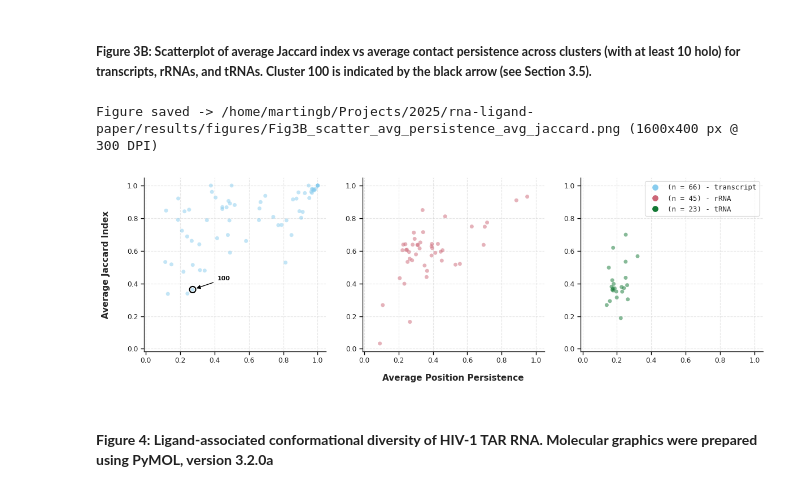
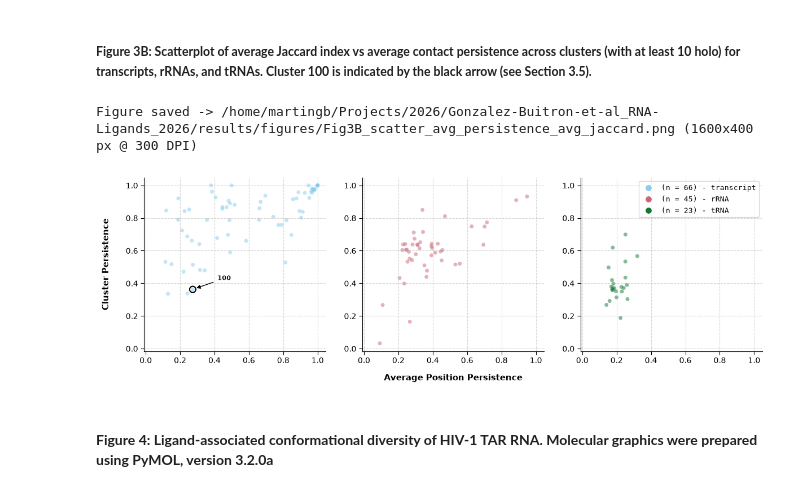
Before and after one commit to tinchogb/Gonzalez-Buitron-et-al_RNA-Ligands_2026, a Jupyter notebook: src/notebooks/figures_and_tables.ipynb, the cells around one changed output. Cells and saved outputs as stored; diff of their text form; code cells hidden in the pictures.

```diff
--- a/src/notebooks/figures_and_tables.ipynb
+++ b/src/notebooks/figures_and_tables.ipynb
@@ -1149,36 +1149,36 @@ _ = plotFacetedCategoryScatter(
     , category_col          = "rna_type_cdrna_grouped_others"
     , category_order        = ["transcript", "rRNA", "tRNA"]
     , palette               = palette_rna_others_muted
     , cluster_id_col        = "cluster_id"
     , highlight_clusters    = [100]
     , xlabel                = "Average Position Persistence"
     , xlabel_pad            = 30
-    , ylabel                = "Average Jaccard Index"
+    , ylabel                = "Cluster Persistence"
     , ylabel_pad            = 20
     , show_legend           = True
     , legend_title          = None
     , show_correlation      = False
     , correlation_method    = "spearman"
     , correlation_display   = "legend"
     , legend_stats_title    = "Spearman Test"
     , legend_in_panel       = 3
     , legend_panel_loc      = "upper right"
     , legend_title_fontsize = 10
     , legend_fontsize       = 9
     , show_regression_line  = False
     , confidence_interval   = 95
     , show_category_badge   = False
     , show_scatter          = True
     , share_scales          = True
     , facet_ncol            = 3
     , plot_right_margin     = 0.81
     , legend_x_anchor       = 0.82
     , figsize               = (16, 4)
     , save_path             = f"{RESULTS_FIGURES_DIR}Fig3B_scatter_avg_persistence_avg_jaccard.png"
 )
 # %% [output]
-Figure saved -> /home/martingb/Projects/2025/rna-ligand-paper/results/figures/Fig3B_scatter_avg_persistence_avg_jaccard.png (1600x400 px @ 300 DPI)
+Figure saved -> /home/martingb/Projects/2026/Gonzalez-Buitron-et-al_RNA-Ligands_2026/results/figures/Fig3B_scatter_avg_persistence_avg_jaccard.png (1600x400 px @ 300 DPI)
-[figure, old version]
+[figure, new version]
 # %% [markdown]
 #### **Figure 4: Ligand-associated conformational diversity of HIV-1 TAR RNA. Molecular graphics were prepared using PyMOL, version 3.2.0a**
 # %% [markdown]
```
Also changed, not shown: parts of 18 cells of this notebook.
